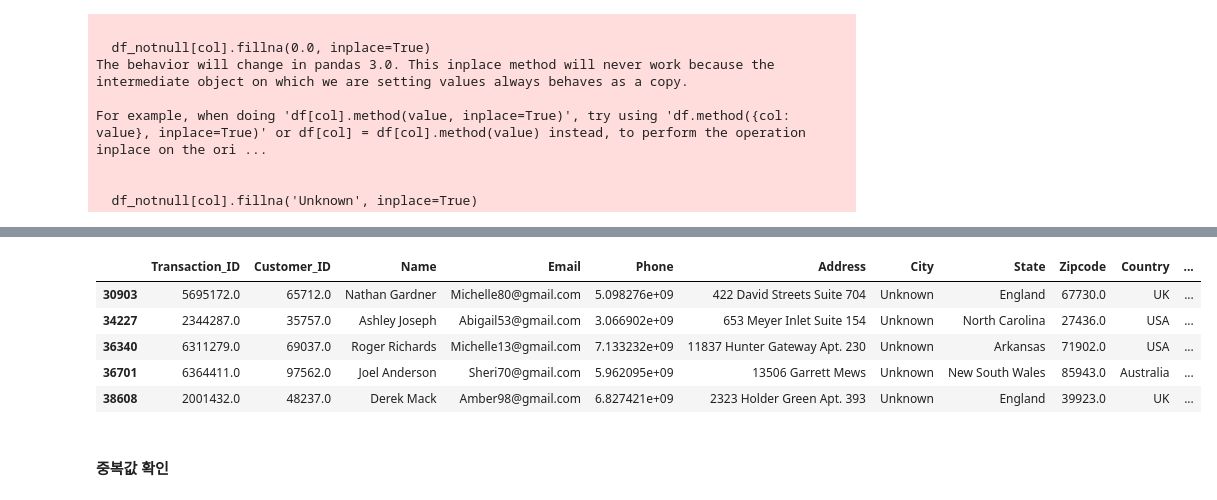
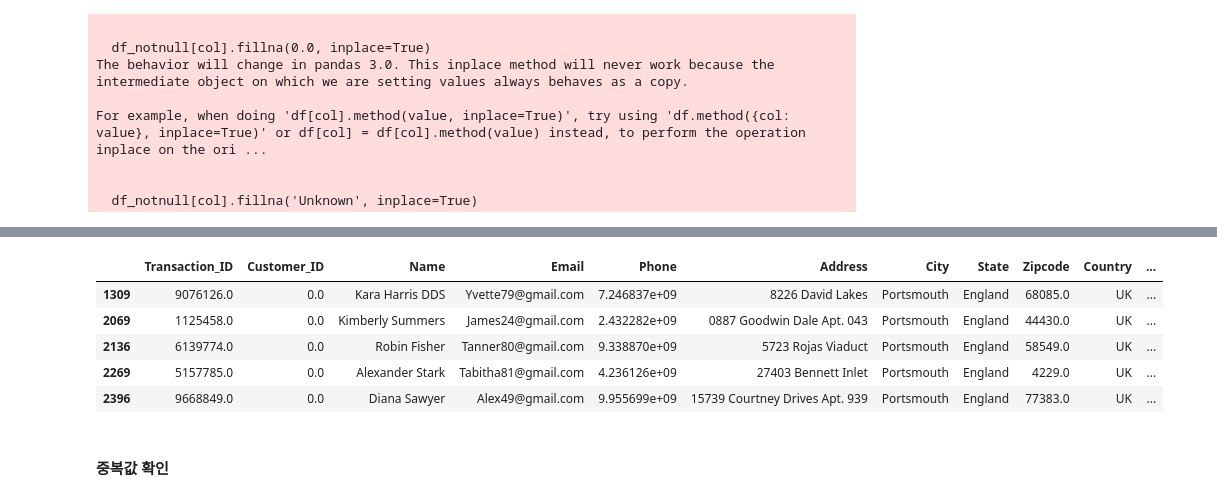
Before and after one commit to youscd/Retail_data_Analysis, a Jupyter notebook: 분석 시각화.ipynb, the cells around one changed output, grey strips where cells are left out. Saved outputs shown, nothing was run; the diff lists cells and outputs as text; code cells hidden in the pictures.

```diff
--- a/분석 시각화.ipynb
+++ b/분석 시각화.ipynb
@@ -105,14 +110,15 @@ Data columns (total 30 columns):
 dtypes: float64(10), object(20)
 memory usage: 69.1+ MB
 # %%
-df_notnull[df_notnull['City'] == 'Unknown'][:5]
+# df_notnull[df_notnull['City'] == 'Unknown'][:5]
+df_notnull[df_notnull['Customer_ID'] == 0.0][:5]
 # %% [output]
 |  | Transaction_ID | Customer_ID | Name | Email | Phone | Address | City | State | Zipcode | Country | ... |
-| 30903 | 5695172.0 | 65712.0 | Nathan Gardner | Michelle80@gmail.com | 5.098276e+09 | 422 David Streets Suite 704 | Unknown | England | 67730.0 | UK | ... |
-| 34227 | 2344287.0 | 35757.0 | Ashley Joseph | Abigail53@gmail.com | 3.066902e+09 | 653 Meyer Inlet Suite 154 | Unknown | North Carolina | 27436.0 | USA | ... |
-| 36340 | 6311279.0 | 69037.0 | Roger Richards | Michelle13@gmail.com | 7.133232e+09 | 11837 Hunter Gateway Apt. 230 | Unknown | Arkansas | 71902.0 | USA | ... |
-| 36701 | 6364411.0 | 97562.0 | Joel Anderson | Sheri70@gmail.com | 5.962095e+09 | 13506 Garrett Mews | Unknown | New South Wales | 85943.0 | Australia | ... |
-| 38608 | 2001432.0 | 48237.0 | Derek Mack | Amber98@gmail.com | 6.827421e+09 | 2323 Holder Green Apt. 393 | Unknown | England | 39923.0 | UK | ... |
+| 1309 | 9076126.0 | 0.0 | Kara Harris DDS | Yvette79@gmail.com | 7.246837e+09 | 8226 David Lakes | Portsmouth | England | 68085.0 | UK | ... |
+| 2069 | 1125458.0 | 0.0 | Kimberly Summers | James24@gmail.com | 2.432282e+09 | 0887 Goodwin Dale Apt. 043 | Portsmouth | England | 44430.0 | UK | ... |
+| 2136 | 6139774.0 | 0.0 | Robin Fisher | Tanner80@gmail.com | 9.338870e+09 | 5723 Rojas Viaduct | Portsmouth | England | 58549.0 | UK | ... |
+| 2269 | 5157785.0 | 0.0 | Alexander Stark | Tabitha81@gmail.com | 4.236126e+09 | 27403 Bennett Inlet | Portsmouth | England | 4229.0 | UK | ... |
+| 2396 | 9668849.0 | 0.0 | Diana Sawyer | Alex49@gmail.com | 9.955699e+09 | 15739 Courtney Drives Apt. 939 | Portsmouth | England | 77383.0 | UK | ... |
 # %% [markdown]
 #### 중복값 확인
 # %%
```
Also changed, not shown: parts of 24 cells of this notebook.
